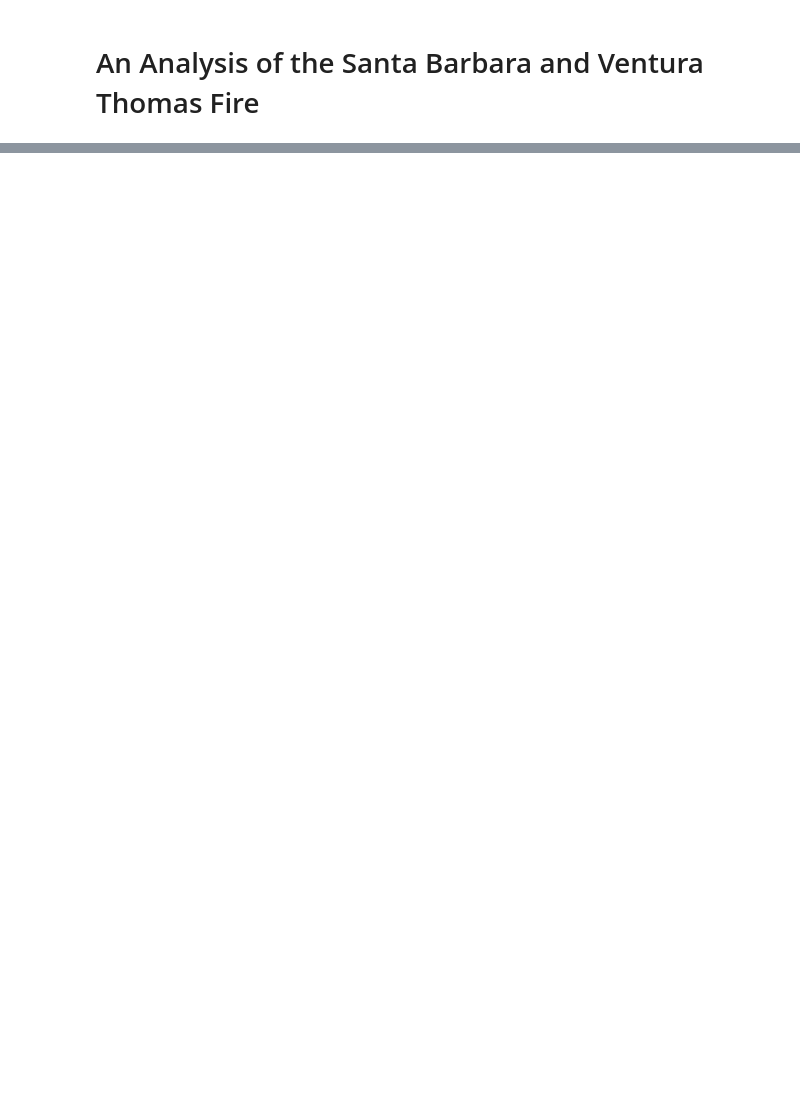
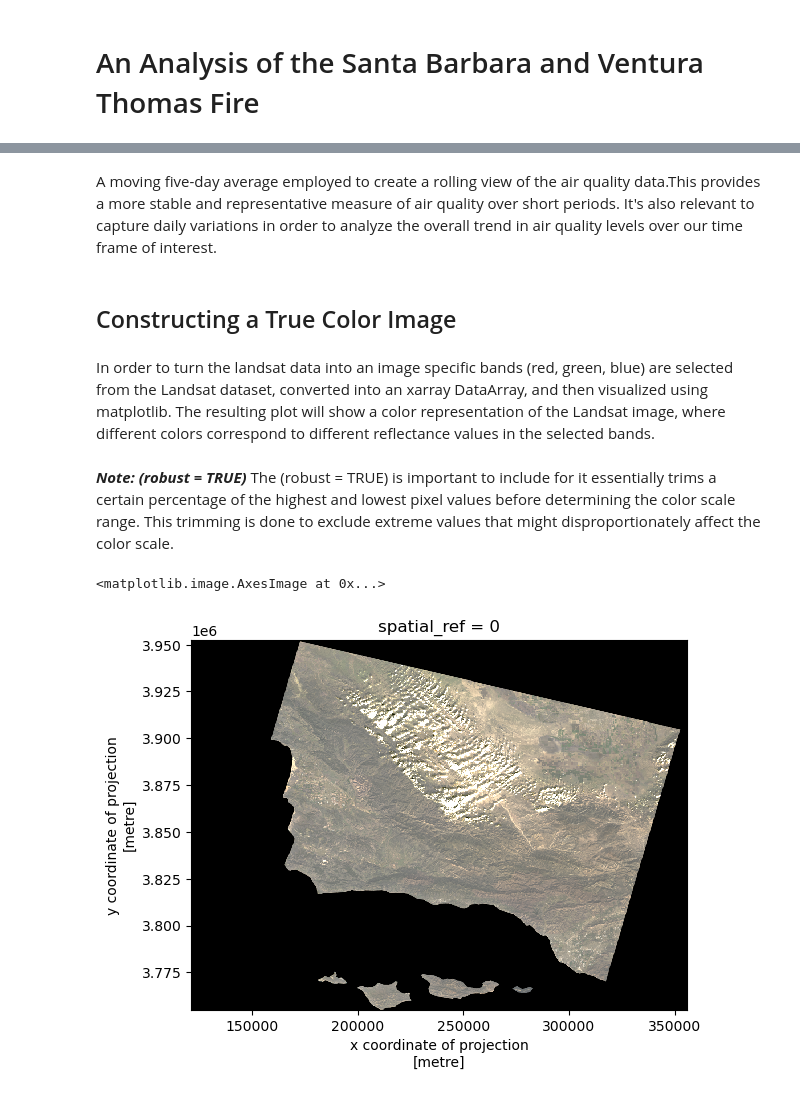
Before and after one commit to kateebeckerr/ThomasFire_Analysis, a Jupyter notebook: ThomasFire.ipynb, the cells around one changed output, grey strips where cells are left out. Saved outputs shown, nothing was run; the diff lists cells and outputs as text; code cells hidden in the pictures; blank space fills up the shorter version.

```diff
--- a/ThomasFire.ipynb
+++ b/ThomasFire.ipynb
@@ -68,10 +69,10 @@ aqi_2018
 #Dataset 3
 #Reads the Landsat 8 satellite data for the data (2018-01-26) from a NetCDF file
 #Constructs a file path and places the .nc data within your current working directory and names landsat8
-landsat8 = os.path.join(os.getcwd(),'eds220_hwk4_task3_repo','data','landsat8-2018-01-26-sb-simplified.nc')
+landsat8 = os.path.join(os.getcwd(),'data/landsat8-2018-01-26-sb-simplified.nc')
 landsat = rioxr.open_rasterio(landsat8) #Opens the raster data
 landsat
 
 #Dataset 4
 #Reads the shapefile for California fire perimeters in 2017 from the file path in your working directory
-california = gpd.read_file('eds220_hwk4_task3_repo/data/California_Fire/California_Fire_Perimeters_2017.shp')
+california = gpd.read_file('data/California_Fires/California_Fire_Perimeters_2017.shp')
@@ -79,0 +86,3 @@ RasterioIOError: /Users/katebecker/Documents/Bren/Fall_Q/EDS_220/final/ThomasFir
+# %%
+#filters the rows in the california dataframe where the fire_name column is equal to thomas and creates a new dataframe called thomas_Fire containing only the filtered rows
+thomas_fire = california[california['FIRE_NAME'] == 'THOMAS']
@@ -79,0 +93,6 @@ RasterioIOError: /Users/katebecker/Documents/Bren/Fall_Q/EDS_220/final/ThomasFir
+# %%
+# removes length 1 dimension (band) and prints
+landsat = landsat.squeeze()
+
+# remove coordinates associated to band and prints
+landsat = landsat.drop('band')
@@ -79,0 +118,2 @@ RasterioIOError: /Users/katebecker/Documents/Bren/Fall_Q/EDS_220/final/ThomasFir
+# %% [markdown]
+A moving five-day average employed to create a rolling view of the air quality data.This provides a more stable and representative measure of air quality over short periods. It's also relevant to capture daily variations in order to analyze the overall trend in air quality levels over our time frame of interest.
@@ -79,0 +123,17 @@ RasterioIOError: /Users/katebecker/Documents/Bren/Fall_Q/EDS_220/final/ThomasFir
+# %% [markdown]
+## Constructing a True Color Image
+# %% [markdown]
+In order to turn the landsat data into an image specific bands (red, green, blue) are selected from the Landsat dataset, converted into an xarray DataArray, and then visualized using matplotlib. The resulting plot will show a color representation of the Landsat image, where different colors correspond to different reflectance values in the selected bands.
+# %% [markdown]
+***Note: (robust = TRUE)***
+The (robust = TRUE) is important to include for it essentially trims a certain percentage of the highest and lowest pixel values before determining the color scale range. This trimming is done to exclude extreme values that might disproportionately affect the color scale.
+# %%
+#transforming the geometries in the thomas_fire dataframe to a new crs specified by the landsat data
+thomas_fire = thomas_fire.to_crs(landsat.rio.crs)
+
+#indexing the landsat variable to select the three bands red, green, and blue
+#converts the bands into an xarray data array and displays the true color image
+landsat[["red", "green", "blue"]].to_array().plot.imshow(robust = True)
+# %% [output]
+<matplotlib.image.AxesImage at 0x...>
+[figure, added]
```
Also changed, not shown: parts of 25 cells of this notebook, 3 other files.
